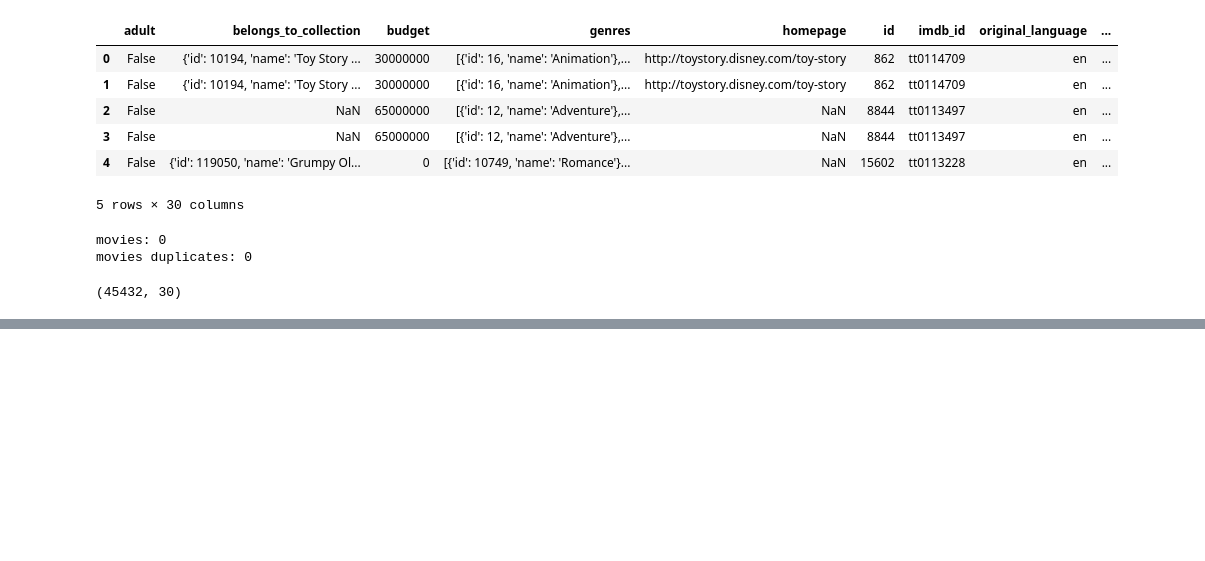
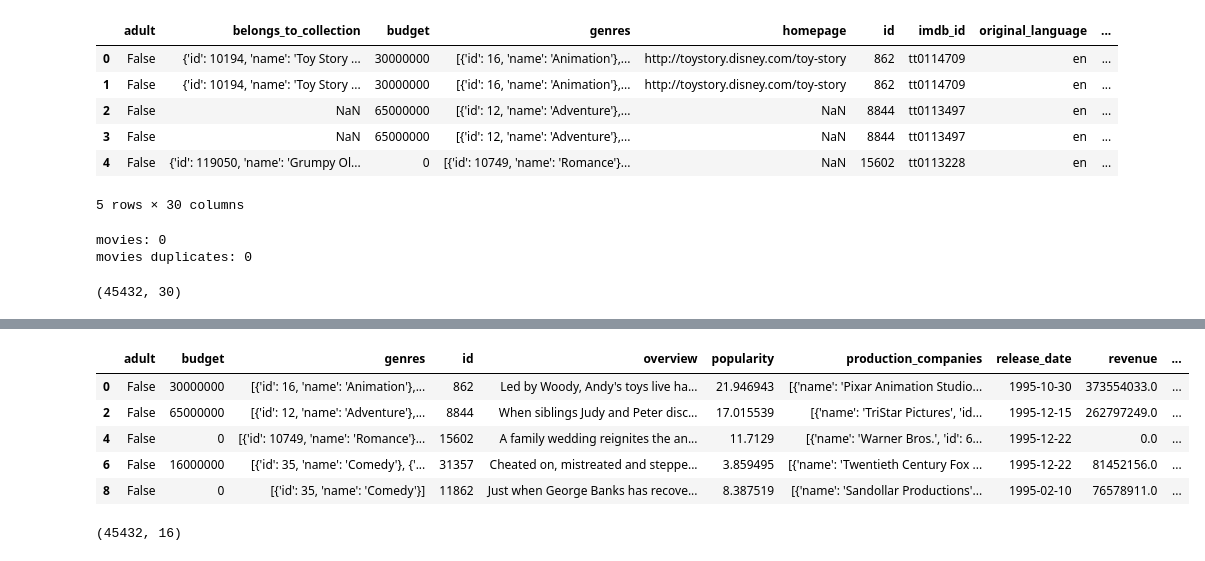
Before and after one commit to NurAlamNahidSarkar/movieRecommendation_ML, a Jupyter notebook: movierecommendation.ipynb, the cells around one changed output, grey strips where cells are left out. Saved outputs shown, nothing was run; the diff lists cells and outputs as text; code cells hidden in the pictures; blank space fills up the shorter version.

Commit message:
Kaggle Notebook | MovieRecommendation | Version 4

```diff
--- a/movierecommendation.ipynb
+++ b/movierecommendation.ipynb
@@ -304,0 +352,16 @@ movies.head()
+# %%
+# Removes all three columns
+movies = movies.drop(['belongs_to_collection', 'homepage', 'imdb_id','original_title','original_language','poster_path','production_countries','spoken_languages','status','tagline','video','vote_average','tmdbId','imdbId'], axis=1)
+# %%
+movies.head()
+# %% [output]
+|  | adult | budget | genres | id | overview | popularity | production_companies | release_date | revenue | ... |
+| 0 | False | 30000000 | [{'id': 16, 'name': 'Animation'},... | 862 | Led by Woody, Andy's toys live ha... | 21.946943 | [{'name': 'Pixar Animation Studio... | 1995-10-30 | 373554033.0 | ... |
+| 2 | False | 65000000 | [{'id': 12, 'name': 'Adventure'},... | 8844 | When siblings Judy and Peter disc... | 17.015539 | [{'name': 'TriStar Pictures', 'id... | 1995-12-15 | 262797249.0 | ... |
+| 4 | False | 0 | [{'id': 10749, 'name': 'Romance'}... | 15602 | A family wedding reignites the an... | 11.7129 | [{'name': 'Warner Bros.', 'id': 6... | 1995-12-22 | 0.0 | ... |
+| 6 | False | 16000000 | [{'id': 35, 'name': 'Comedy'}, {'... | 31357 | Cheated on, mistreated and steppe... | 3.859495 | [{'name': 'Twentieth Century Fox ... | 1995-12-22 | 81452156.0 | ... |
+| 8 | False | 0 | [{'id': 35, 'name': 'Comedy'}] | 11862 | Just when George Banks has recove... | 8.387519 | [{'name': 'Sandollar Productions'... | 1995-02-10 | 76578911.0 | ... |
+# %%
+movies.shape
+# %% [output]
+(45432, 16)
```
Also changed, not shown: parts of 16 cells of this notebook.
